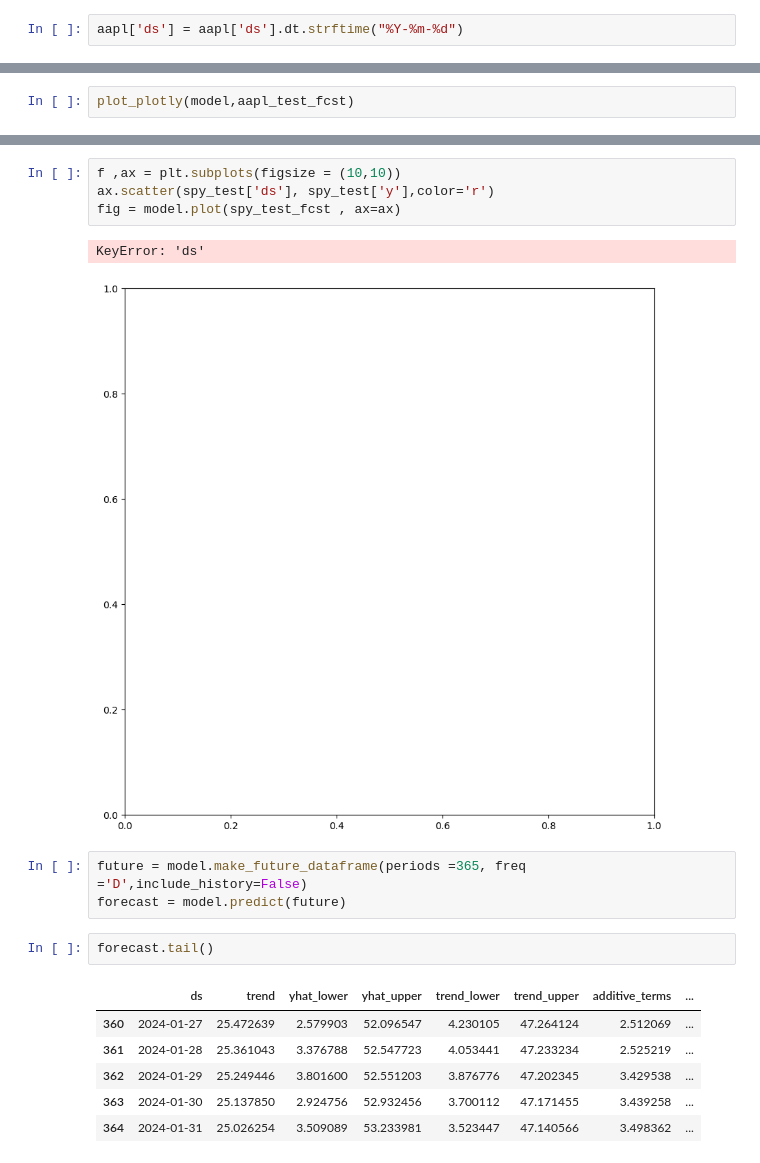
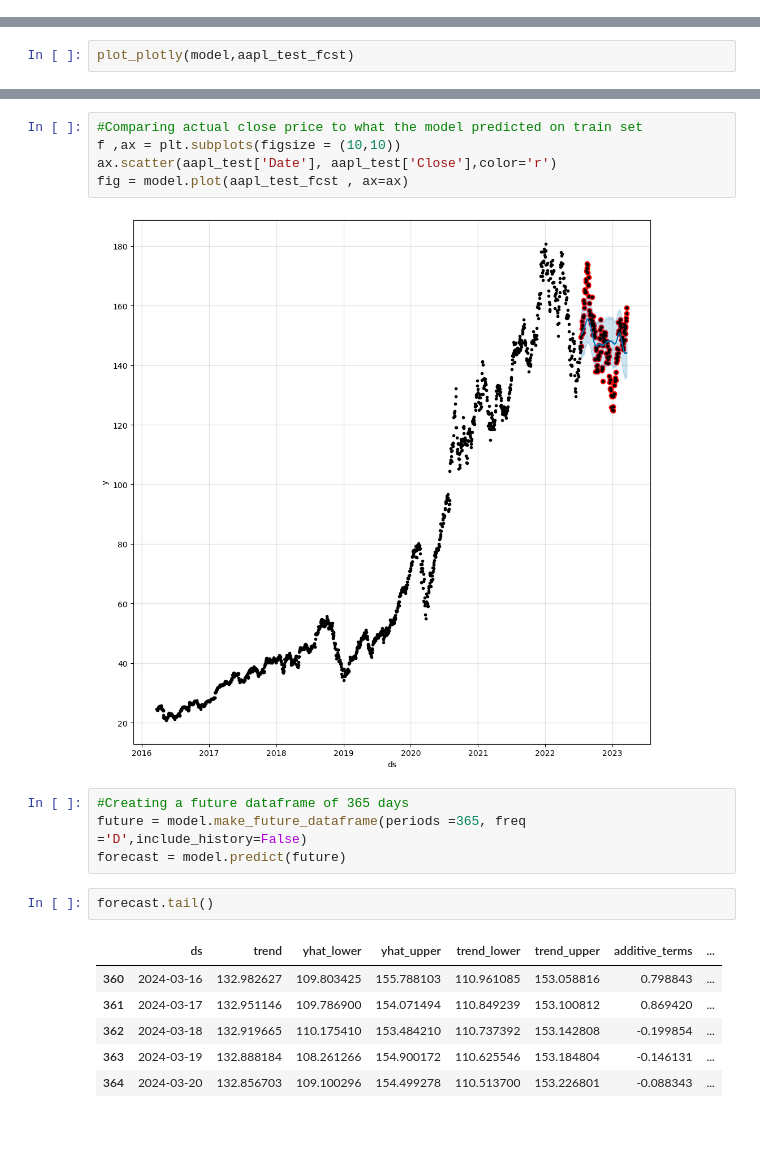
Before and after one commit to vaibhavjain-bot/FBprophet-Model, a Jupyter notebook: FBprophet model.ipynb, the cells around one changed output, grey strips where cells are left out. Drawn from its saved outputs; the diff is of its cells as text; blank space fills up the shorter version.

```diff
--- a/FBprophet model.ipynb
+++ b/FBprophet model.ipynb
@@ -52,5 +52,3 @@ Volume                   int64
 Dividends              float64
 Stock Splits           float64
 dtype: object
-# %%
-aapl['ds'] = aapl['ds'].dt.strftime("%Y-%m-%d")
@@ -154,22 +134,23 @@ plt.show()
 # %%
+#Comparing actual close price to what the model predicted on train set
 f ,ax = plt.subplots(figsize = (10,10))
-ax.scatter(spy_test['ds'], spy_test['y'],color='r')
-fig = model.plot(spy_test_fcst , ax=ax)
+ax.scatter(aapl_test['Date'], aapl_test['Close'],color='r')
+fig = model.plot(aapl_test_fcst , ax=ax)
 # %% [output]
-KeyError: 'ds'
-[figure, old version]
+[figure, new version]
 # %%
+#Creating a future dataframe of 365 days
 future = model.make_future_dataframe(periods =365, freq ='D',include_history=False)
 forecast = model.predict(future)
 # %%
 forecast.tail()
 # %% [output]
 |  | ds | trend | yhat_lower | yhat_upper | trend_lower | trend_upper | additive_terms | ... |
-| 360 | 2024-01-27 | 25.472639 | 2.579903 | 52.096547 | 4.230105 | 47.264124 | 2.512069 | ... |
-| 361 | 2024-01-28 | 25.361043 | 3.376788 | 52.547723 | 4.053441 | 47.233234 | 2.525219 | ... |
-| 362 | 2024-01-29 | 25.249446 | 3.801600 | 52.551203 | 3.876776 | 47.202345 | 3.429538 | ... |
-| 363 | 2024-01-30 | 25.137850 | 2.924756 | 52.932456 | 3.700112 | 47.171455 | 3.439258 | ... |
-| 364 | 2024-01-31 | 25.026254 | 3.509089 | 53.233981 | 3.523447 | 47.140566 | 3.498362 | ... |
+| 360 | 2024-03-16 | 132.982627 | 109.803425 | 155.788103 | 110.961085 | 153.058816 | 0.798843 | ... |
+| 361 | 2024-03-17 | 132.951146 | 109.786900 | 154.071494 | 110.849239 | 153.100812 | 0.869420 | ... |
+| 362 | 2024-03-18 | 132.919665 | 110.175410 | 153.484210 | 110.737392 | 153.142808 | -0.199854 | ... |
+| 363 | 2024-03-19 | 132.888184 | 108.261266 | 154.900172 | 110.625546 | 153.184804 | -0.146131 | ... |
+| 364 | 2024-03-20 | 132.856703 | 109.100296 | 154.499278 | 110.513700 | 153.226801 | -0.088343 | ... |
 # %%
 fi, ax = plt.subplots(figsize=(10,10))
 fi = model.plot(forecast , ax =ax)
```
Also changed, not shown: parts of 17 cells of this notebook.
